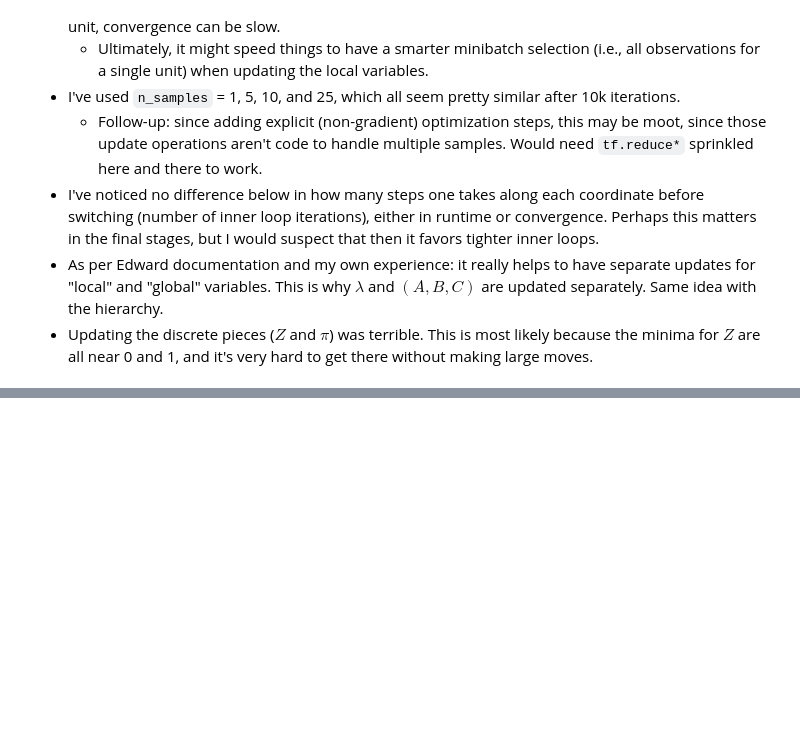
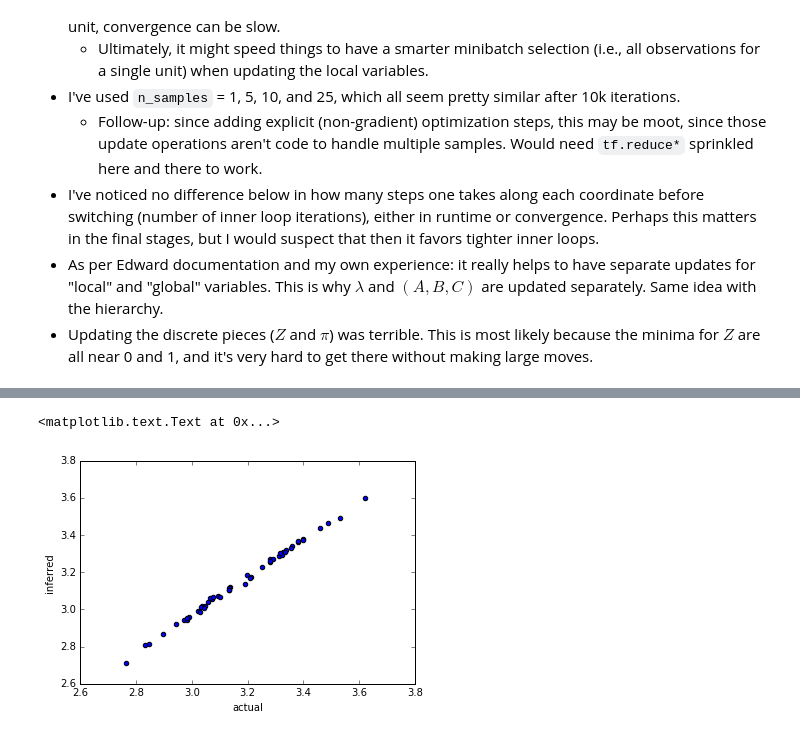
Before and after one commit to pearsonlab/utevsky2016, a Jupyter notebook: validate_edward_model_manual_hierarchy.ipynb, the cells around one changed output, grey strips where cells are left out. Cells and saved outputs as stored; diff of their text form; code cells hidden in the pictures; blank space fills up the shorter version.

```diff
--- a/validate_edward_model_manual_hierarchy.ipynb
+++ b/validate_edward_model_manual_hierarchy.ipynb
@@ -283,7 +266,7 @@ with tf.variable_scope("qmodel"):
 
 
     # individual unit coefficients
-    q_A = ed.models.NormalWithSoftplusSigma(mu=tf.Variable(tf.random_normal((NU,))),
+    q_A = ed.models.NormalWithSoftplusSigma(mu=tf.Variable(np.log(25) + tf.random_normal((NU,))),
                                             sigma=tf.Variable(0.5 + tf.random_uniform((NU,))),
                                             name='A')
     tf.scalar_summary('q_A', tf.reduce_mean(q_A.mean()))
@@ -622,2 +613,9 @@ plt.hist(q_A.mean().eval().ravel(), label='inferred'); plt.hist(dA.ravel(), labe
+# %%
+plt.scatter(dA.ravel(), q_A.mean().eval().ravel())
+plt.xlabel('actual')
+plt.ylabel('inferred')
+# %% [output]
+<matplotlib.text.Text at 0x...>
+[figure, added]
 # %%
 plt.hist(q_B.mean().eval().ravel(), 200, label='inferred'), plt.hist(dB.ravel(), 200, label='actual'), plt.legend();
```
Also changed, not shown: parts of 26 cells of this notebook.
